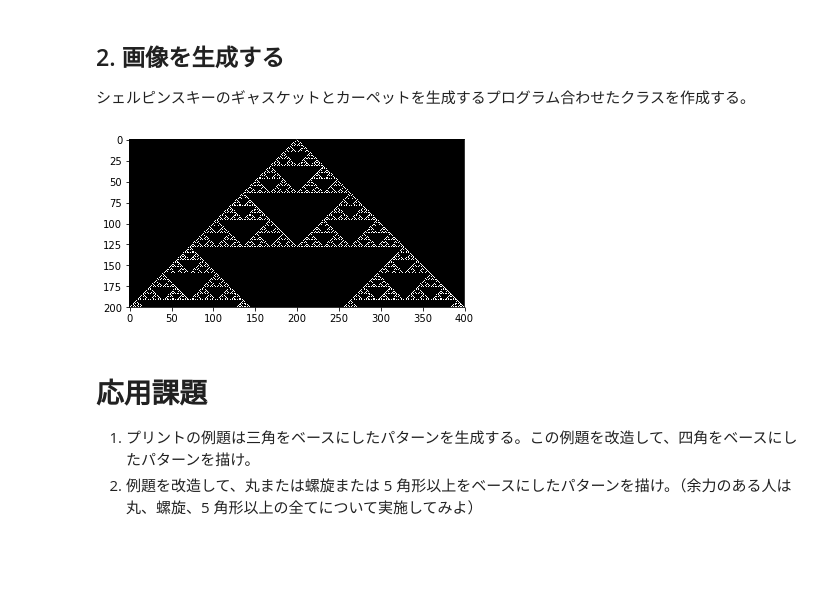
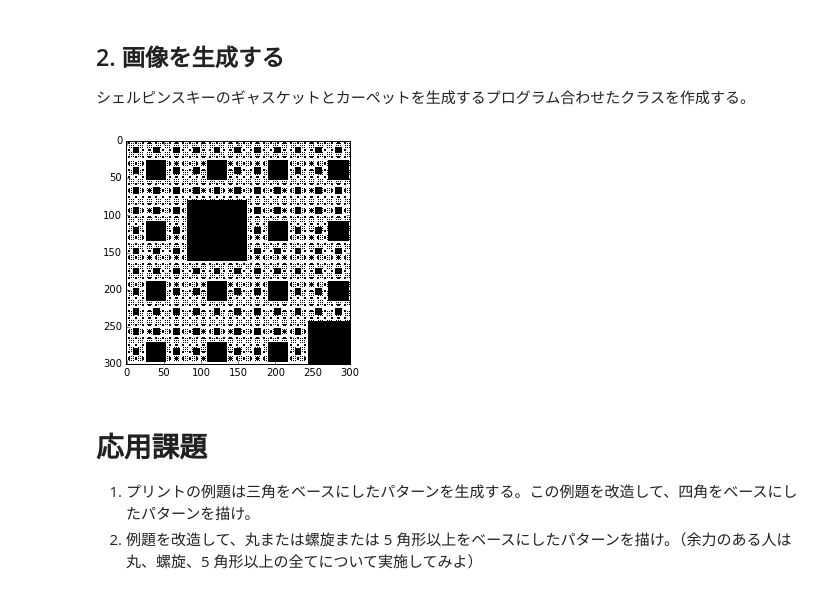
Before and after one commit to Mino-Irk/MultiMediaImage, a Jupyter notebook: note/1_マルチメディア画像処理レポート課題.ipynb, the cells around one changed output. Drawn from its saved outputs; the diff is of its cells as text; code cells hidden in the pictures; blank space fills up the shorter version.

```diff
--- a/note/1_マルチメディア画像処理レポート課題.ipynb
+++ b/note/1_マルチメディア画像処理レポート課題.ipynb
@@ -62,14 +62,21 @@ class makeImage:
                     self.pix[p] = 0
 
     def setSquare(self):
-        self.pix[w/2] = 1
-        cpt = np.zeros([3,3])
-        sier_cpt = np.array([])
-        counter = 1
-        while self.w * self.h > 3**counter:
-            for i in len(sier_cpt):
-                sier_cpt.append(cp)
+        for y in range(1,self.h):
+            for x in range(1,self.w):
+                p = int(y * self.w + x)
+                X = int(x)
+                Y = int((p-x)/self.w)
 
+                while(Y!=0 and X!=0):
+                    if(int(Y%3) == 1 and int(X%3) == 1):
+                        self.pix[p] = 0
+                        break
+                    else:
+                        self.pix[p] = 1
+
+                    X = int(X/3)
+                    Y = int(Y/3)
 
     def draw(self):
         # preprocess
@@ -82,10 +89,10 @@ class makeImage:
 
         plt.imshow(self.pix[:self.h], cmap='gray', interpolation='nearest', vmin=0, vmax=1)
 # %%
-mi = makeImage(400,200)
-mi.main("t")
+mi = makeImage(300,300)
+mi.main("s")
 # %% [output]
-[figure, old version]
+[figure, new version]
 # %% [markdown]
 # 応用課題
 1. プリントの例題は三角をベースにしたパターンを生成する。この例題を改造して、四角をベースにしたパターンを描け。
```
